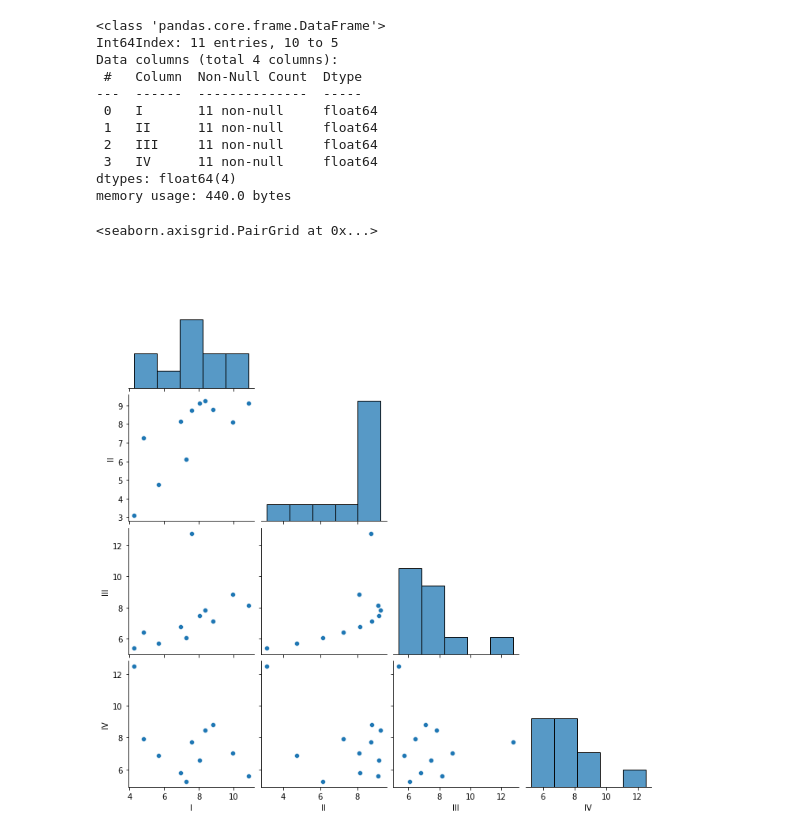
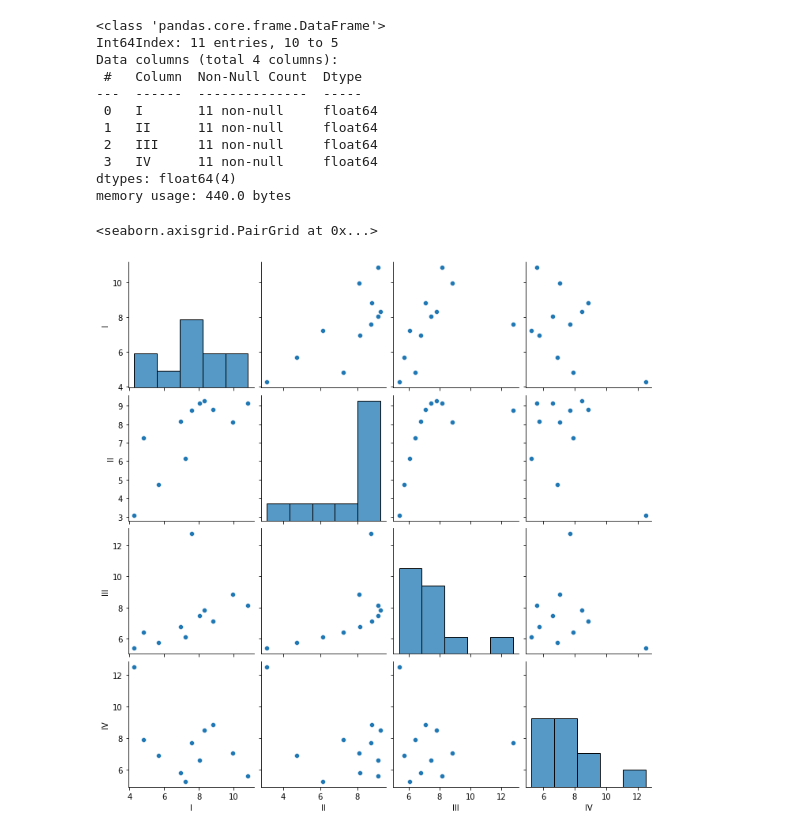
Before and after one commit to grocholskaaleksandra/MachineLearningIntro, a Jupyter notebook: Class_notes/01_warm_up.ipynb, the cells around one changed output. Cells and saved outputs as stored; diff of their text form; code cells hidden in the pictures.

```diff
--- a/Class_notes/01_warm_up.ipynb
+++ b/Class_notes/01_warm_up.ipynb
@@ -106,8 +138,12 @@ Data columns (total 4 columns):
 dtypes: float64(4)
 memory usage: 440.0 bytes
 # %%
-import seaborn as sns
-sns.pairplot(anscombe_df, corner=True)
+sns.pairplot(anscombe_df)
+#seaborn allows for more indepth analysis
+#it presents histograms for each of the columns (left hand side axis) as well as scatterplots for each pair of data in set
+#highly useful in ML to search for any linear codependency
+#for example column 1, row III - if the outlier is excluded we can easily determine the line in the data
+#histograms on the other hand show the distribution, extremes etc
 # %% [output]
 <seaborn.axisgrid.PairGrid at 0x...>
-[figure, old version]
+[figure, new version]
```
Also changed, not shown: parts of 9 cells of this notebook.
